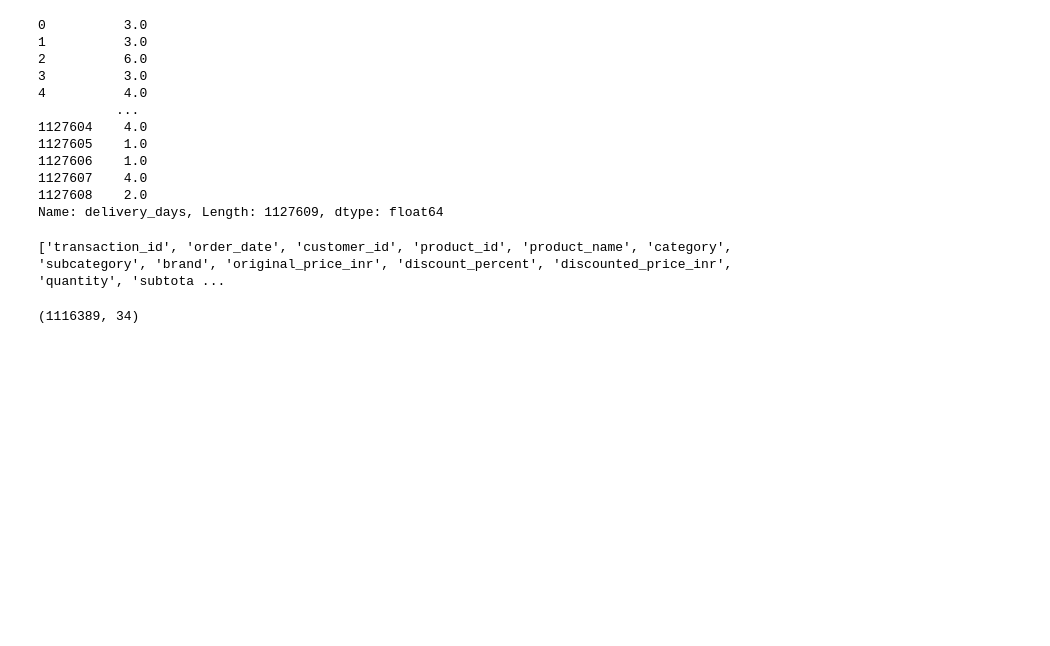
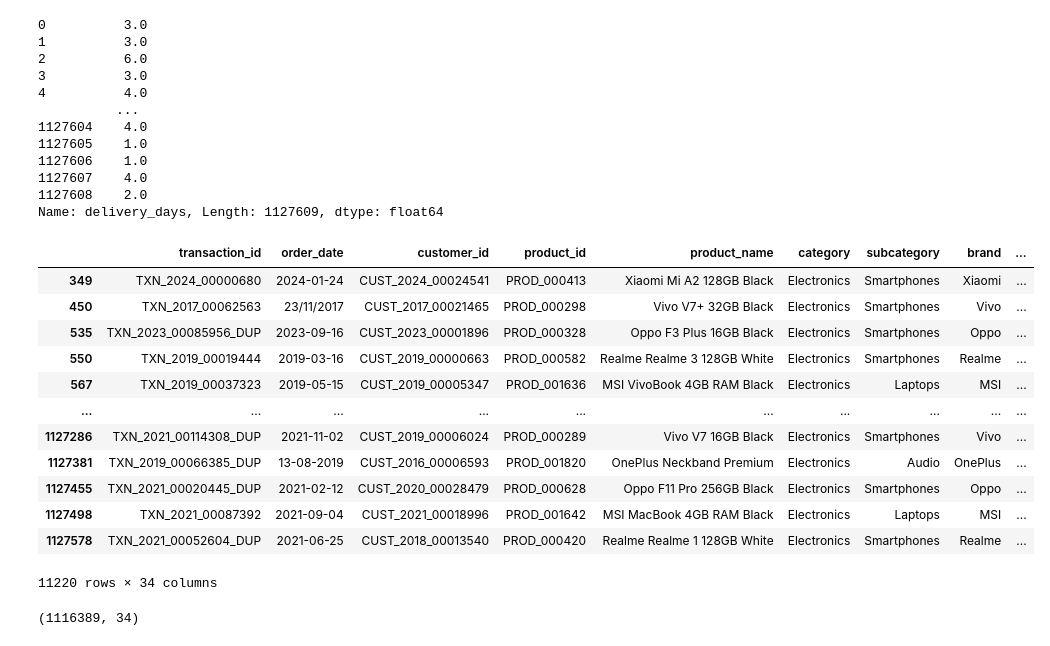
Before and after one commit to padhma4782/Amazon_Sales_Analytics, a Jupyter notebook: Data_Cleaning.ipynb, the cells around one changed output. Drawn from its saved outputs; the diff is of its cells as text; code cells hidden in the pictures; blank space fills up the shorter version.

```diff
--- a/Data_Cleaning.ipynb
+++ b/Data_Cleaning.ipynb
@@ -55,7 +44,7 @@ print(df.columns.tolist())
 df['original_price_inr'] = df['original_price_inr'].str.replace('Rs ',"").str.replace('₹',"").str.replace(",","").str.replace("Price on Request","").astype('float')
 # %%
 #3 Cleaning customer_rating
-#df.dtypes['customer_rating']
+df['customer_rating']=df['customer_rating'].astype('string')
 df['customer_rating'] = df['customer_rating'].str.replace(' stars',"")
 
 
@@ -80,4 +69,4 @@ def clean_rating(x):
 
 # Apply to your dataframe
 df['customer_rating'] = df['customer_rating'].apply(clean_rating)
-df['customer_rating'].astype('float')
+df['customer_rating']=df['customer_rating'].astype('float')
@@ -320,16 +290,23 @@ df["delivery_days"].astype('float')
 Name: delivery_days, Length: 1127609, dtype: float64
 # %%
 
-#df[df.duplicated(keep=False)]
-#df.duplicated().sum()
-#df.columns.tolist()
 duplicate_keys =['customer_id', 'product_id', 'order_date', 'final_amount_inr']
 dupes = df[df.duplicated(duplicate_keys, keep=False)]
+dupes
+# %% [output]
+|  | transaction_id | order_date | customer_id | product_id | product_name | category | subcategory | brand | ... |
+| 349 | TXN_2024_00000680 | 2024-01-24 | CUST_2024_00024541 | PROD_000413 | Xiaomi Mi A2 128GB Black | Electronics | Smartphones | Xiaomi | ... |
+| 450 | TXN_2017_00062563 | 23/11/2017 | CUST_2017_00021465 | PROD_000298 | Vivo V7+ 32GB Black | Electronics | Smartphones | Vivo | ... |
+| 535 | TXN_2023_00085956_DUP | 2023-09-16 | CUST_2023_00001896 | PROD_000328 | Oppo F3 Plus 16GB Black | Electronics | Smartphones | Oppo | ... |
+| 550 | TXN_2019_00019444 | 2019-03-16 | CUST_2019_00000663 | PROD_000582 | Realme Realme 3 128GB White | Electronics | Smartphones | Realme | ... |
+| 567 | TXN_2019_00037323 | 2019-05-15 | CUST_2019_00005347 | PROD_001636 | MSI VivoBook 4GB RAM Black | Electronics | Laptops | MSI | ... |
+| ... | ... | ... | ... | ... | ... | ... | ... | ... | ... |
+| 1127286 | TXN_2021_00114308_DUP | 2021-11-02 | CUST_2019_00006024 | PROD_000289 | Vivo V7 16GB Black | Electronics | Smartphones | Vivo | ... |
+| 1127381 | TXN_2019_00066385_DUP | 13-08-2019 | CUST_2016_00006593 | PROD_001820 | OnePlus Neckband Premium | Electronics | Audio | OnePlus | ... |
+| 1127455 | TXN_2021_00020445_DUP | 2021-02-12 | CUST_2020_00028479 | PROD_000628 | Oppo F11 Pro 256GB Black | Electronics | Smartphones | Oppo | ... |
+| 1127498 | TXN_2021_00087392 | 2021-09-04 | CUST_2021_00018996 | PROD_001642 | MSI MacBook 4GB RAM Black | Electronics | Laptops | MSI | ... |
+| 1127578 | TXN_2021_00052604_DUP | 2021-06-25 | CUST_2018_00013540 | PROD_000420 | Realme Realme 1 128GB White | Electronics | Smartphones | Realme | ... |
+11220 rows × 34 columns
-# %%
-print(df.columns.tolist())
-#print(dupes.head())
-# %% [output]
-['transaction_id', 'order_date', 'customer_id', 'product_id', 'product_name', 'category', 'subcategory', 'brand', 'original_price_inr', 'discount_percent', 'discounted_price_inr', 'quantity', 'subtota ...
 # %%
 def detect_transaction_duplicates(
     df,
```
Also changed, not shown: parts of 21 cells of this notebook.
